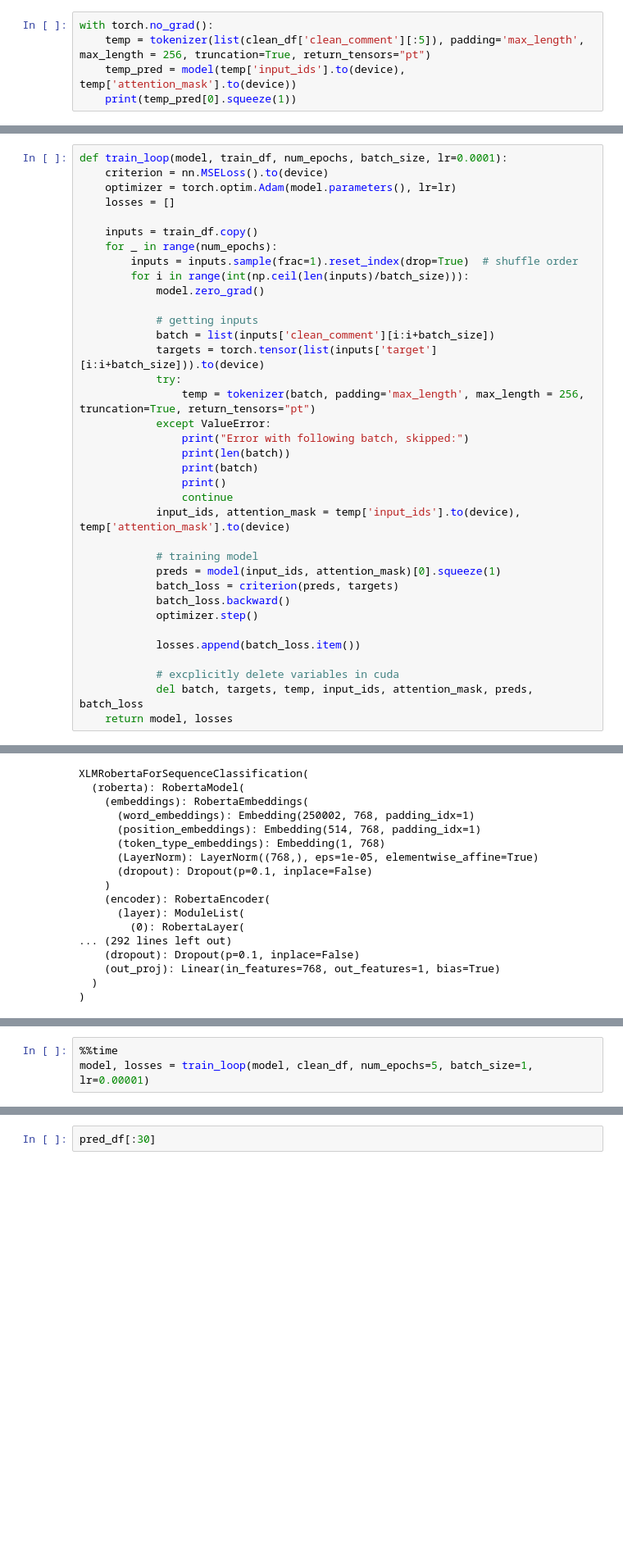
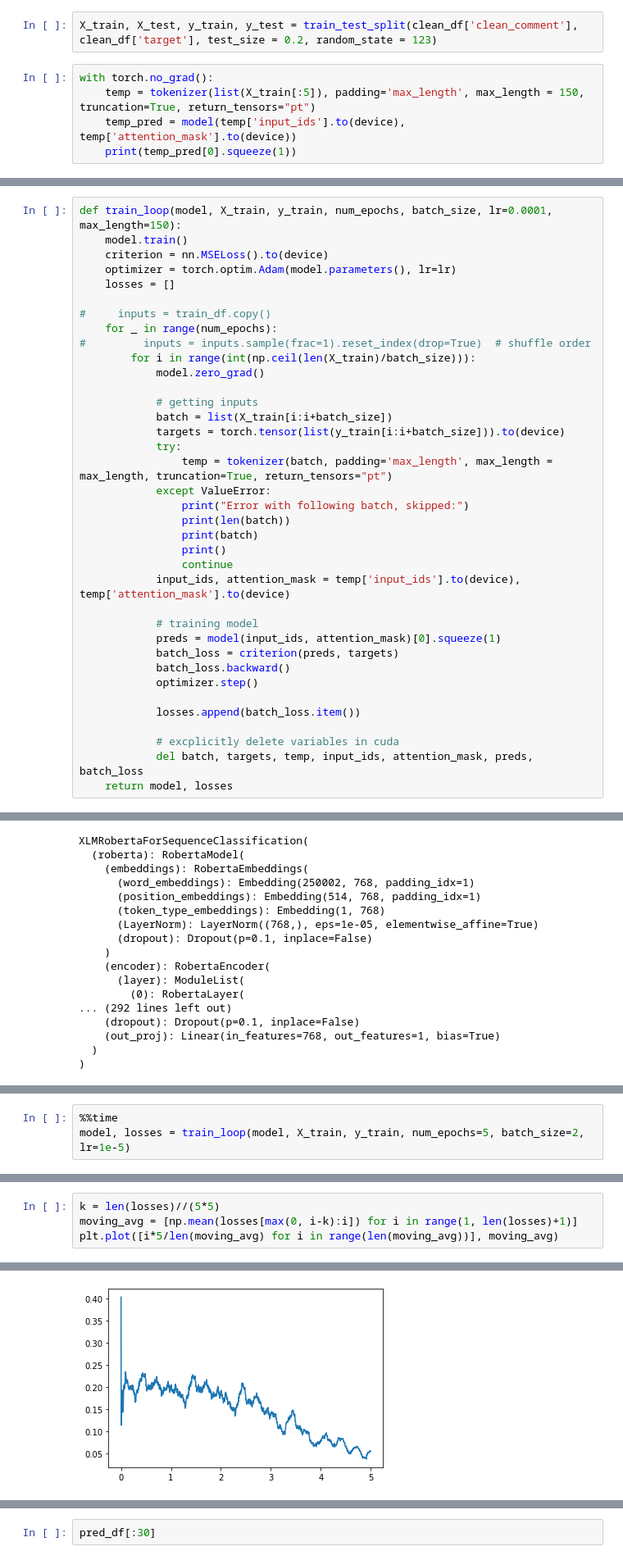
Before and after one commit to Sdidt/RedPILS, a Jupyter notebook: classification_model/ML Classification Model experiments.ipynb, the cells around one changed output, grey strips where cells are left out. Shown at 82% size. Cells and saved outputs as stored; diff of their text form; blank space fills up the shorter version.

```diff
--- a/classification_model/ML Classification Model experiments.ipynb
+++ b/classification_model/ML Classification Model experiments.ipynb
@@ -860,6 +912,8 @@ You should probably TRAIN this model on a down-stream task to be able to use it
+# %%
+X_train, X_test, y_train, y_test = train_test_split(clean_df['clean_comment'], clean_df['target'], test_size = 0.2, random_state = 123)
 # %%
 with torch.no_grad():
-    temp = tokenizer(list(clean_df['clean_comment'][:5]), padding='max_length', max_length = 256, truncation=True, return_tensors="pt")
+    temp = tokenizer(list(X_train[:5]), padding='max_length', max_length = 150, truncation=True, return_tensors="pt")
     temp_pred = model(temp['input_ids'].to(device), temp['attention_mask'].to(device))
     print(temp_pred[0].squeeze(1))
 # %% [output]
@@ -867,20 +921,21 @@ tensor([-0.1444, -0.1408, -0.2312, -0.1846,  0.0533], device='cuda:0')
 # %%
-def train_loop(model, train_df, num_epochs, batch_size, lr=0.0001):
+def train_loop(model, X_train, y_train, num_epochs, batch_size, lr=0.0001, max_length=150):
+    model.train()
     criterion = nn.MSELoss().to(device)
     optimizer = torch.optim.Adam(model.parameters(), lr=lr)
     losses = []
 
-    inputs = train_df.copy()
+#     inputs = train_df.copy()
     for _ in range(num_epochs):
-        inputs = inputs.sample(frac=1).reset_index(drop=True)  # shuffle order
-        for i in range(int(np.ceil(len(inputs)/batch_size))):
+#         inputs = inputs.sample(frac=1).reset_index(drop=True)  # shuffle order
+        for i in range(int(np.ceil(len(X_train)/batch_size))):
             model.zero_grad()
 
             # getting inputs
-            batch = list(inputs['clean_comment'][i:i+batch_size])
-            targets = torch.tensor(list(inputs['target'][i:i+batch_size])).to(device)
+            batch = list(X_train[i:i+batch_size])
+            targets = torch.tensor(list(y_train[i:i+batch_size])).to(device)
             try:
-                temp = tokenizer(batch, padding='max_length', max_length = 256, truncation=True, return_tensors="pt")
+                temp = tokenizer(batch, padding='max_length', max_length = max_length, truncation=True, return_tensors="pt")
             except ValueError:
                 print("Error with following batch, skipped:")
                 print(len(batch))
@@ -950,4 +999,4 @@ for module in modules:
 # %%
 %%time
-model, losses = train_loop(model, clean_df, num_epochs=5, batch_size=1, lr=0.00001)
+model, losses = train_loop(model, X_train, y_train, num_epochs=5, batch_size=2, lr=1e-5)
 # %% [output]
@@ -963,0 +1004,5 @@ len(losses)/5
+# %%
+k = len(losses)//(5*5)
+moving_avg = [np.mean(losses[max(0, i-k):i]) for i in range(1, len(losses)+1)]
+plt.plot([i*5/len(moving_avg) for i in range(len(moving_avg))], moving_avg)
+# %% [output]
@@ -964 +1010,2 @@ len(losses)/5
+[figure, added]
 # %%
```
Also changed, not shown: parts of 42 cells of this notebook, 1 other file.
